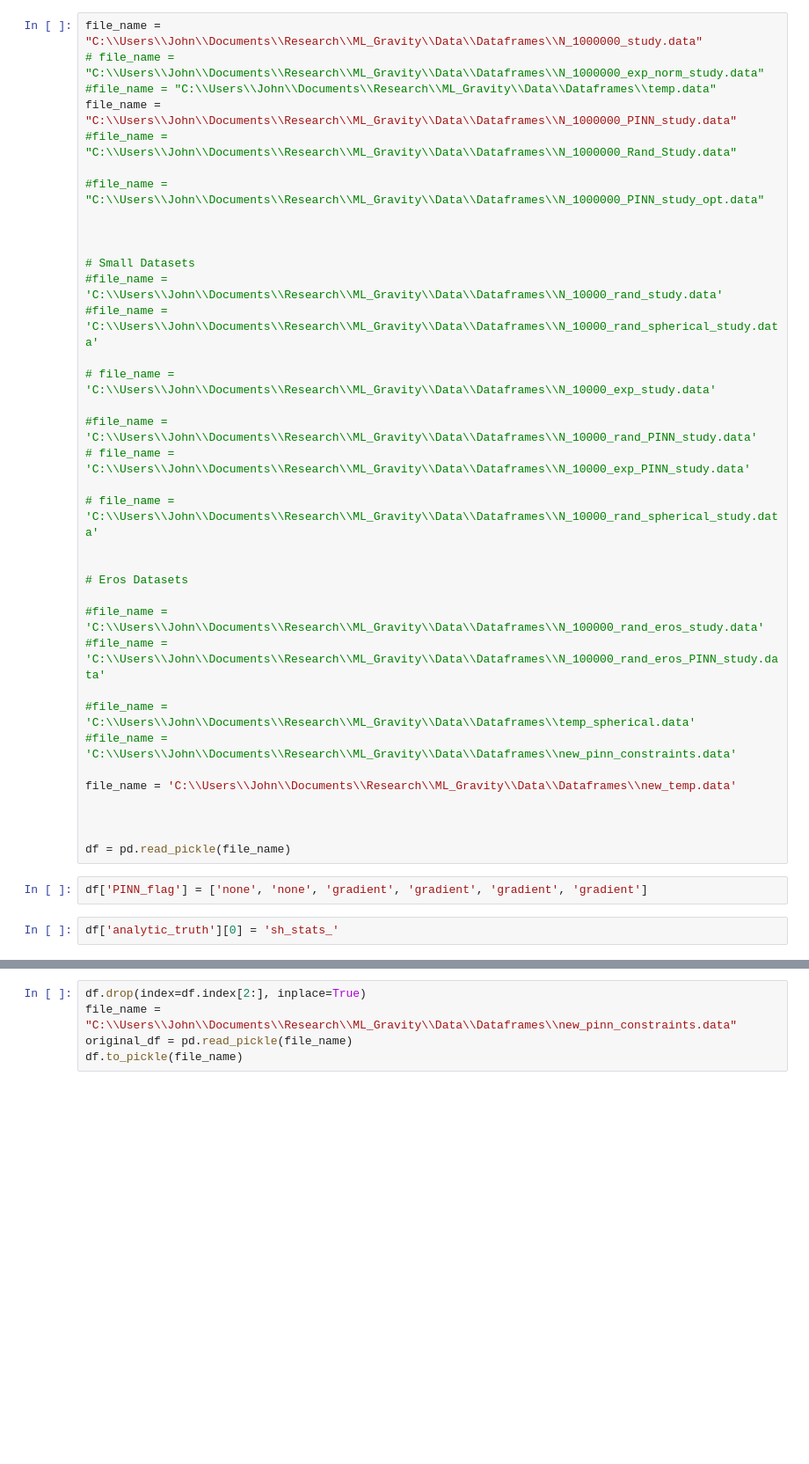
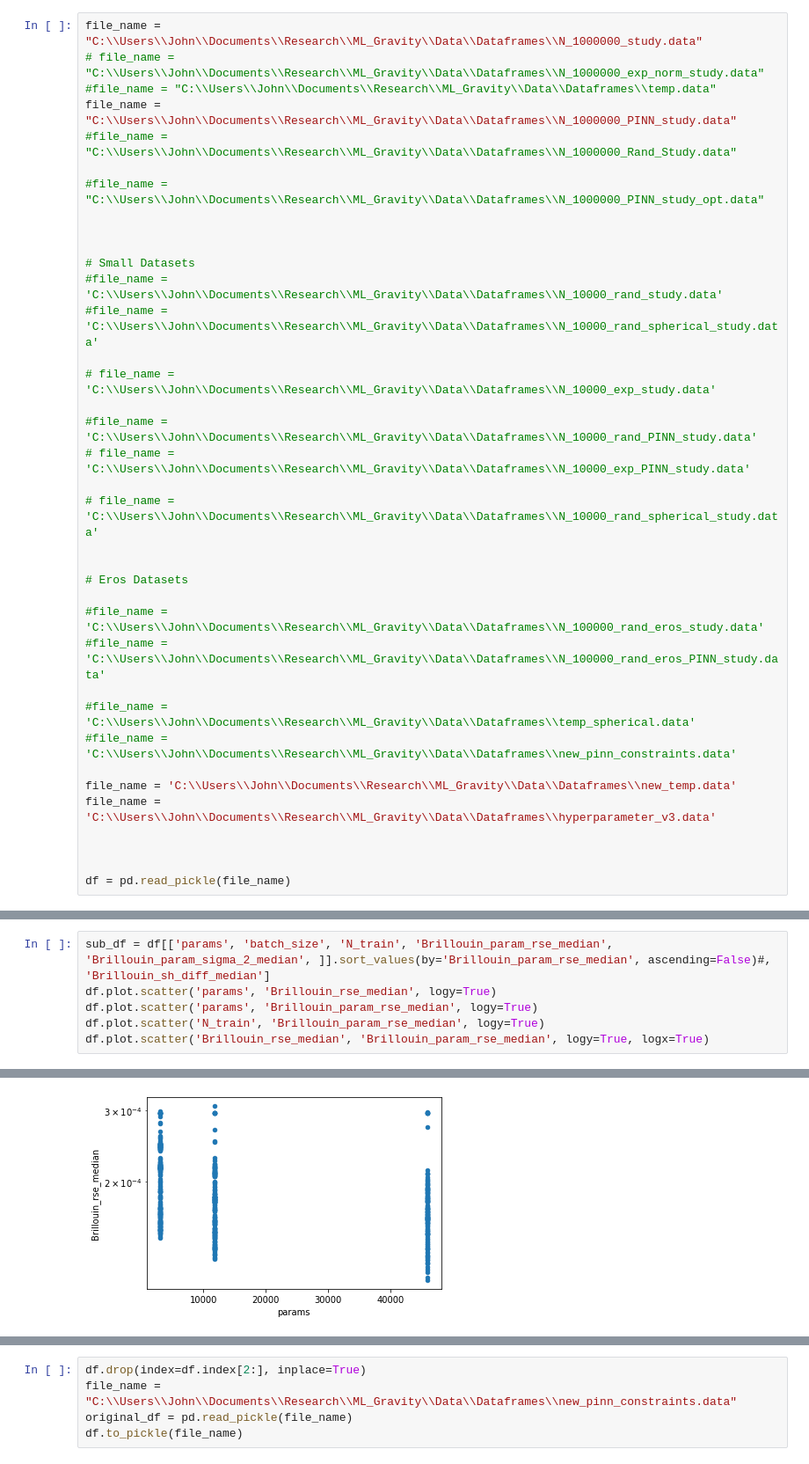
Before and after one commit to MartinAstro/GravNN, a Jupyter notebook: Scripts/Notebooks/open_stats.ipynb, the cells around one changed output, grey strips where cells are left out. Shown at 88% size. Drawn from its saved outputs; the diff is of its cells as text; blank space fills up the shorter version.

```diff
--- a/Scripts/Notebooks/open_stats.ipynb
+++ b/Scripts/Notebooks/open_stats.ipynb
@@ -33,12 +34,9 @@ file_name = "C:\\Users\\John\\Documents\\Research\\ML_Gravity\\Data\\Dataframes\
 #file_name = 'C:\\Users\\John\\Documents\\Research\\ML_Gravity\\Data\\Dataframes\\new_pinn_constraints.data'
 
 file_name = 'C:\\Users\\John\\Documents\\Research\\ML_Gravity\\Data\\Dataframes\\new_temp.data'
+file_name = 'C:\\Users\\John\\Documents\\Research\\ML_Gravity\\Data\\Dataframes\\hyperparameter_v3.data'
 
 
 
 df = pd.read_pickle(file_name)
-# %%
-df['PINN_flag'] = ['none', 'none', 'gradient', 'gradient', 'gradient', 'gradient']
-# %%
-df['analytic_truth'][0] = 'sh_stats_'
 # %%
@@ -57,0 +91,7 @@ df.to_pickle(file_name)
+# %%
+sub_df = df[['params', 'batch_size', 'N_train', 'Brillouin_param_rse_median', 'Brillouin_param_sigma_2_median', ]].sort_values(by='Brillouin_param_rse_median', ascending=False)#, 'Brillouin_sh_diff_median']
+df.plot.scatter('params', 'Brillouin_rse_median', logy=True)
+df.plot.scatter('params', 'Brillouin_param_rse_median', logy=True)
+df.plot.scatter('N_train', 'Brillouin_param_rse_median', logy=True)
+df.plot.scatter('Brillouin_rse_median', 'Brillouin_param_rse_median', logy=True, logx=True)
+# %% [output]
@@ -57,0 +99 @@ df.to_pickle(file_name)
+[figure, added]
```
Also changed, not shown: parts of 11 cells of this notebook, 7 other files.
